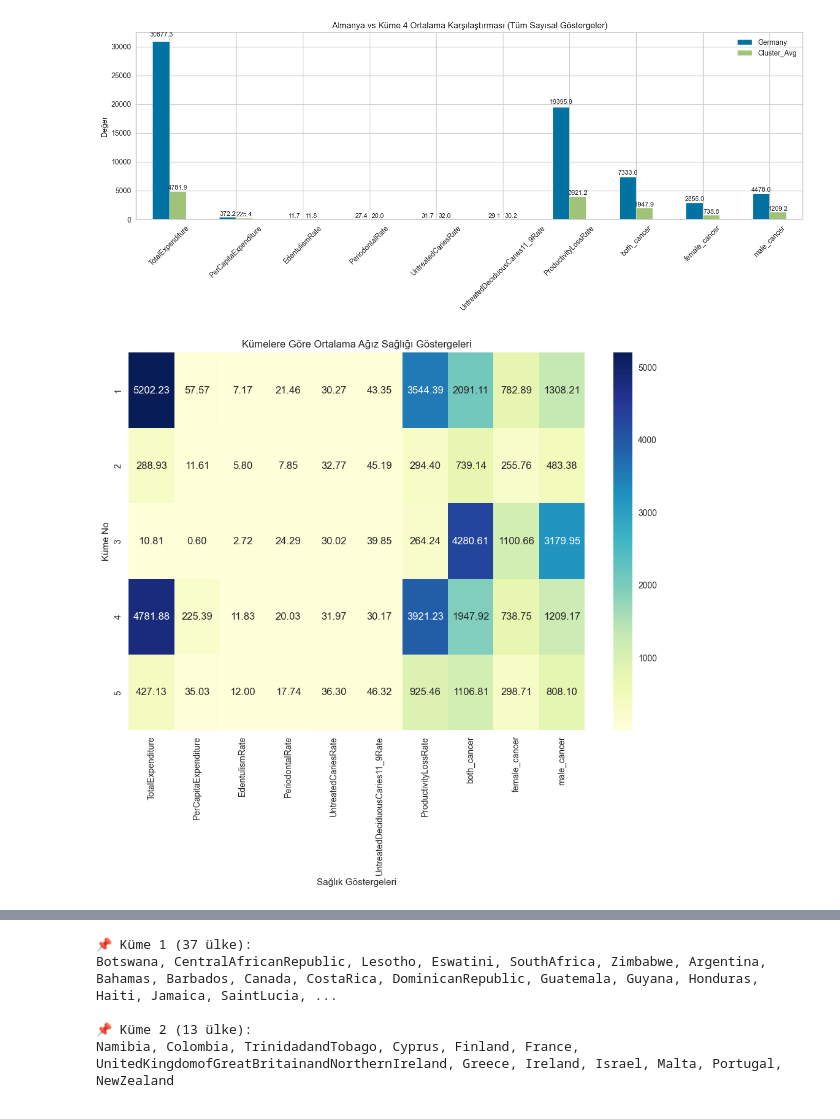
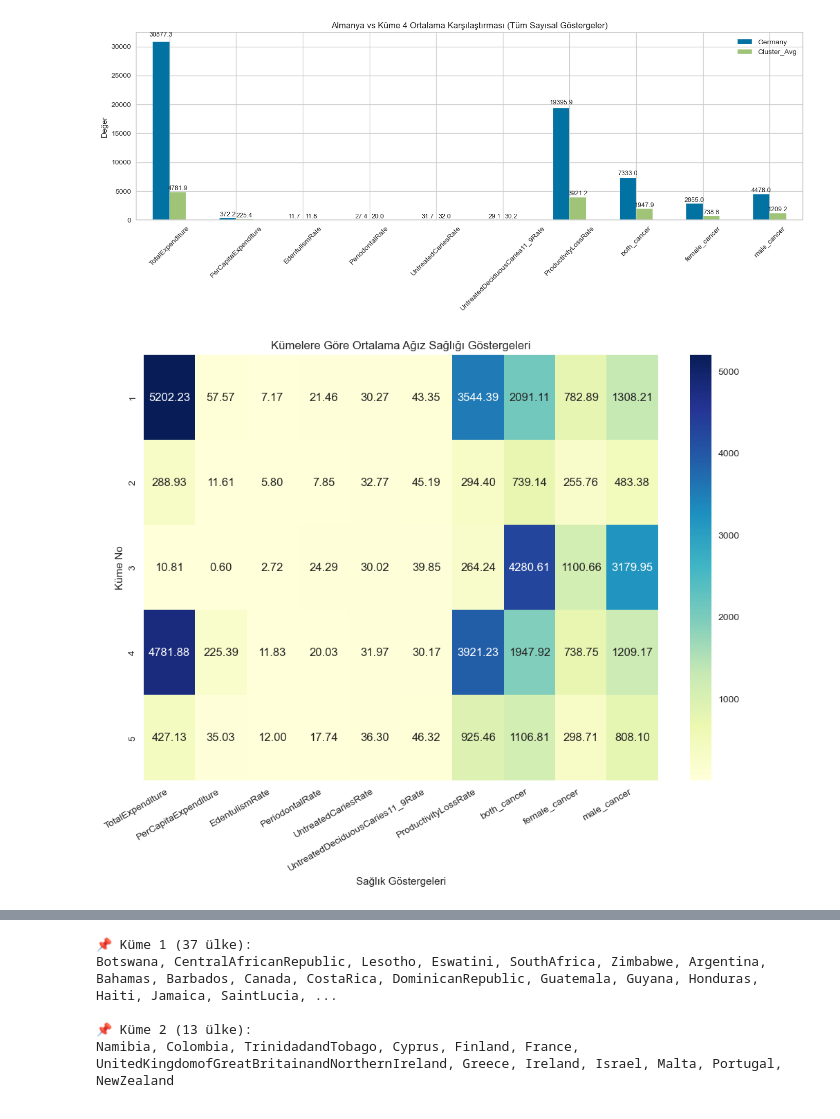
Before and after one commit to GumrahDuyguCulhacik/GlobalDentalStats, a Jupyter notebook: notebooks/mergedlast.ipynb, the cells around one changed output, grey strips where cells are left out. Drawn from its saved outputs; the diff is of its cells as text; code cells hidden in the pictures.

```diff
--- a/notebooks/mergedlast.ipynb
+++ b/notebooks/mergedlast.ipynb
@@ -974,19 +946,20 @@ male_cancer                        4478.0       1209.2
 # %%
 # Sadece sayısal sütunlar
 num_cols = df.select_dtypes(include='number').columns.drop('kmeans_cluster_no')
 
 # Küme bazında ortalamalar
 cluster_means_health = df.groupby("kmeans_cluster_no")[num_cols].mean()
 
 # Heatmap görselleştirme
 plt.figure(figsize=(12,8))
 sns.heatmap(cluster_means_health, annot=True, fmt=".2f", cmap="YlGnBu")
 plt.title("Kümelere Göre Ortalama Ağız Sağlığı Göstergeleri")
+plt.xticks(rotation=30, ha='right')
 plt.xlabel("Sağlık Göstergeleri")
 plt.ylabel("Küme No")
 plt.show()
 # %% [output]
-[figure, old version]
+[figure, new version]
 # %%
 #Agiz kanseri dahil Kmeans kümeleme (eksik deger satirlari silindi)
 
```
Also changed, not shown: parts of 32 cells of this notebook.
